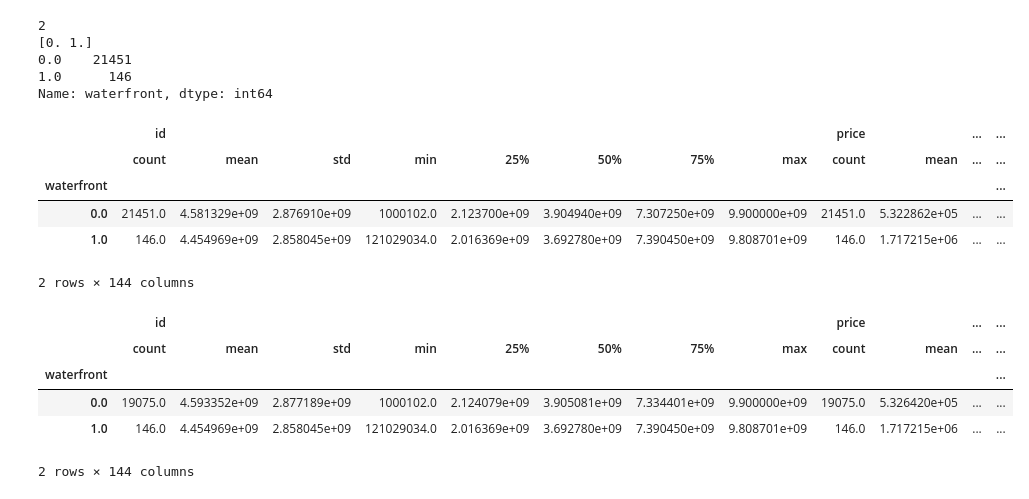
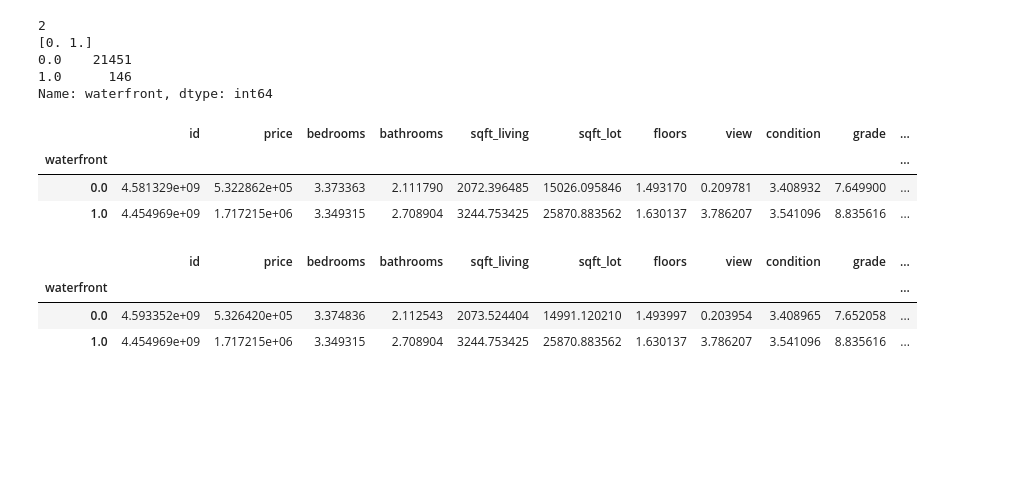
Before and after one commit to andymdc31/flatiron_project1, a Jupyter notebook: flatiron_project1/dsc-v2-mod1-final-project-online-ds-ft-081219/student.ipynb, the cells around one changed output. Saved outputs shown, nothing was run; the diff lists cells and outputs as text; code cells hidden in the pictures; blank space fills up the shorter version.

```diff
--- a/flatiron_project1/dsc-v2-mod1-final-project-online-ds-ft-081219/student.ipynb
+++ b/flatiron_project1/dsc-v2-mod1-final-project-online-ds-ft-081219/student.ipynb
@@ -134,20 +208,16 @@ print(df_test.waterfront.value_counts())
 1.0      146
 Name: waterfront, dtype: int64
 # %%
-df_test.groupby('waterfront').describe()
+df_test.groupby('waterfront').mean()
 # %% [output]
-|  | id |  |  |  |  |  |  |  | price |  | ... | ... |
-|  | count | mean | std | min | 25% | 50% | 75% | max | count | mean | ... | ... |
-| waterfront |  |  |  |  |  |  |  |  |  |  |  | ... |
-| 0.0 | 21451.0 | 4.581329e+09 | 2.876910e+09 | 1000102.0 | 2.123700e+09 | 3.904940e+09 | 7.307250e+09 | 9.900000e+09 | 21451.0 | 5.322862e+05 | ... | ... |
-| 1.0 | 146.0 | 4.454969e+09 | 2.858045e+09 | 121029034.0 | 2.016369e+09 | 3.692780e+09 | 7.390450e+09 | 9.808701e+09 | 146.0 | 1.717215e+06 | ... | ... |
+|  | id | price | bedrooms | bathrooms | sqft_living | sqft_lot | floors | view | condition | grade | ... |
+| waterfront |  |  |  |  |  |  |  |  |  |  | ... |
+| 0.0 | 4.581329e+09 | 5.322862e+05 | 3.373363 | 2.111790 | 2072.396485 | 15026.095846 | 1.493170 | 0.209781 | 3.408932 | 7.649900 | ... |
+| 1.0 | 4.454969e+09 | 1.717215e+06 | 3.349315 | 2.708904 | 3244.753425 | 25870.883562 | 1.630137 | 3.786207 | 3.541096 | 8.835616 | ... |
-2 rows × 144 columns
 # %%
-df.groupby('waterfront').describe()
+df.groupby('waterfront').mean()
 # %% [output]
-|  | id |  |  |  |  |  |  |  | price |  | ... | ... |
-|  | count | mean | std | min | 25% | 50% | 75% | max | count | mean | ... | ... |
-| waterfront |  |  |  |  |  |  |  |  |  |  |  | ... |
-| 0.0 | 19075.0 | 4.593352e+09 | 2.877189e+09 | 1000102.0 | 2.124079e+09 | 3.905081e+09 | 7.334401e+09 | 9.900000e+09 | 19075.0 | 5.326420e+05 | ... | ... |
-| 1.0 | 146.0 | 4.454969e+09 | 2.858045e+09 | 121029034.0 | 2.016369e+09 | 3.692780e+09 | 7.390450e+09 | 9.808701e+09 | 146.0 | 1.717215e+06 | ... | ... |
+|  | id | price | bedrooms | bathrooms | sqft_living | sqft_lot | floors | view | condition | grade | ... |
+| waterfront |  |  |  |  |  |  |  |  |  |  | ... |
+| 0.0 | 4.593352e+09 | 5.326420e+05 | 3.374836 | 2.112543 | 2073.524404 | 14991.120210 | 1.493997 | 0.203954 | 3.408965 | 7.652058 | ... |
+| 1.0 | 4.454969e+09 | 1.717215e+06 | 3.349315 | 2.708904 | 3244.753425 | 25870.883562 | 1.630137 | 3.786207 | 3.541096 | 8.835616 | ... |
-2 rows × 144 columns
```
Also changed, not shown: parts of 23 cells of this notebook.
